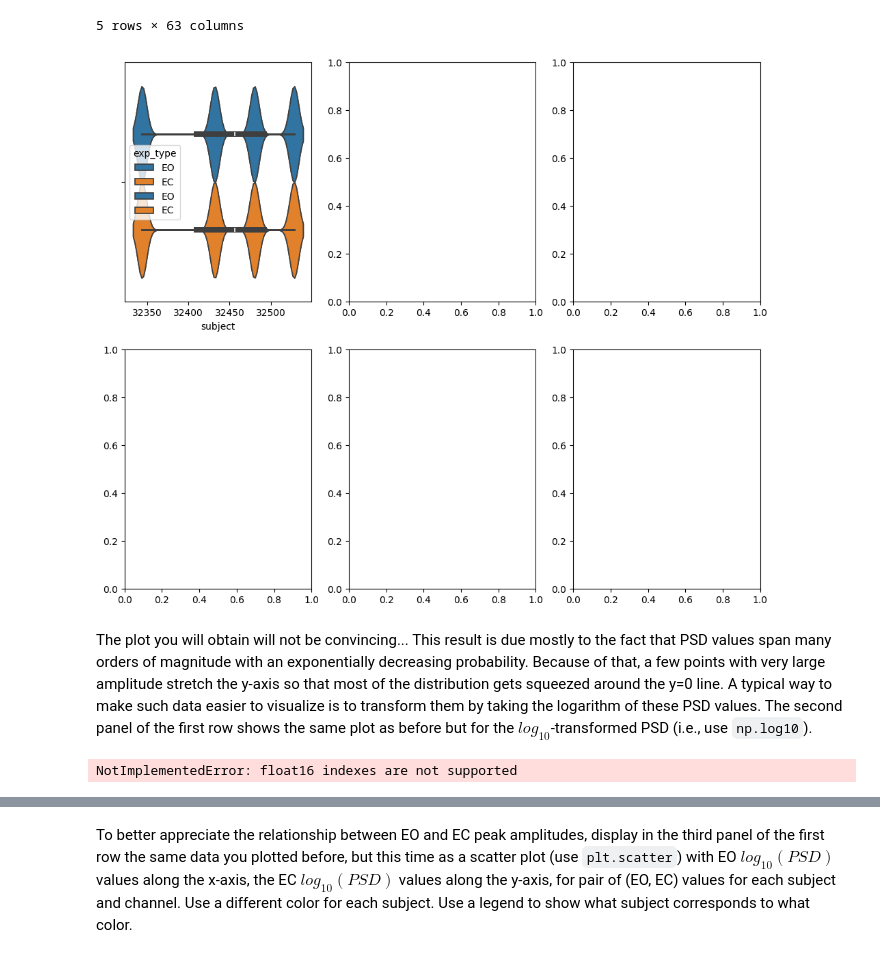
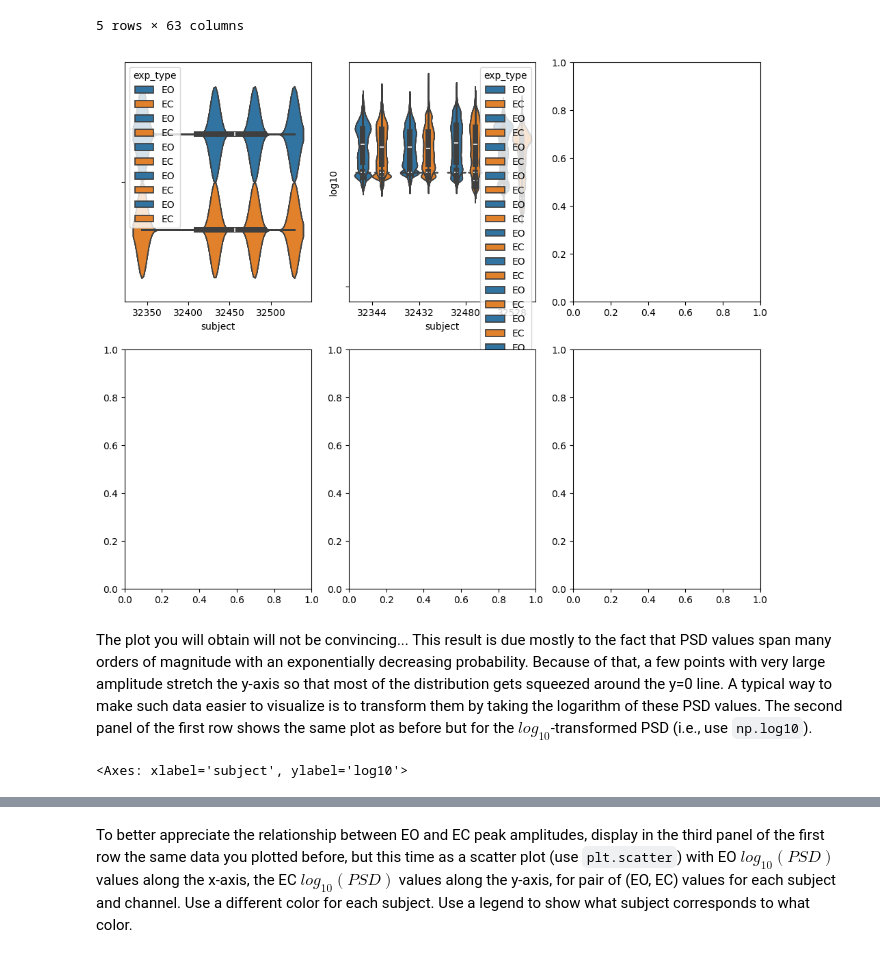
Before and after one commit to kfrancis2017/csce556-labs, a Jupyter notebook: CSCE556_Lab4.ipynb, the cells around one changed output, grey strips where cells are left out. Cells and saved outputs as stored; diff of their text form; code cells hidden in the pictures.

```diff
--- a/CSCE556_Lab4.ipynb
+++ b/CSCE556_Lab4.ipynb
@@ -56,18 +56,29 @@ psds_df.head()
 5 rows × 63 columns
 # %%
 ##### insert your code #####
-#psds_df = psds_df.reset_index()
-melted_psds_df = pd.melt(psds_df, id_vars=['frequencies', 'subject', 'exp_type'], value_vars=psds_df.columns.tolist())
-sns.violinplot(data=melted_psds_df[melted_psds_df['frequencies'] == 9.7], x=melted_psds_df['subject'], hue=melted_psds_df['exp_type'], ax=axes[0,0])
+psds_df = psds_df.reset_index()
+melted_psds_df = pd.melt(psds_df, id_vars=['frequencies', 'subject', 'exp_type'])
+frequency_data = melted_psds_df[melted_psds_df['frequencies'] == 9.7]
+sns.violinplot(data=frequency_data, x=melted_psds_df['subject'], hue=melted_psds_df['exp_type'], ax=axes[0,0])
 fig
 ############################
 # %% [output]
-[figure, old version]
+[figure, new version]
 # %% [markdown]
 The plot you will obtain will not be convincing... This result is due mostly to the fact that PSD values span many orders of magnitude with an exponentially decreasing probability. Because of that, a few points with very large amplitude stretch the y-axis so that most of the distribution gets squeezed around the y=0 line. A typical way to make such data easier to visualize is to transform them by taking the logarithm of these PSD values. The second panel of the first row shows the same plot as before but for the $log_{10}$-transformed PSD (i.e., use `np.log10`).
 # %%
 ##### insert your code #####
-sns.violinplot(data=melted_psds_df[melted_psds_df['frequencies'] == 9.7], x=melted_psds_df['subject'], hue=melted_psds_df['exp_type'], ax=axes[0,1])
+log_psds_df = melted_psds_df.copy()
+numeric_cols = log_psds_df.select_dtypes(include=['number']).columns
+log_psds_df[numeric_cols] = np.log10(log_psds_df[numeric_cols])
+
+sns.violinplot(
+    data=log_psds_df,
+    x=melted_psds_df['subject'],
+    y=log_psds_df['value'] ,
+    hue=melted_psds_df['exp_type'],
+    ax=axes[0,1]
+)
 ############################
 # %% [output]
-NotImplementedError: float16 indexes are not supported
+<Axes: xlabel='subject', ylabel='log10'>
```
Also changed, not shown: parts of 1 cell of this notebook.
